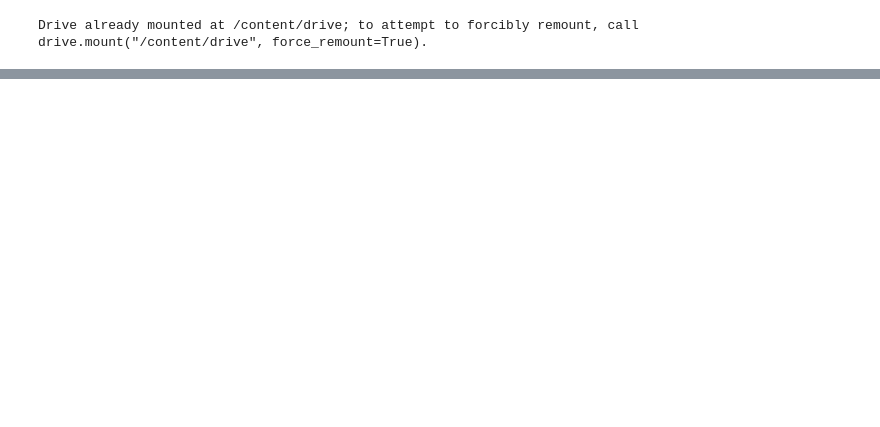
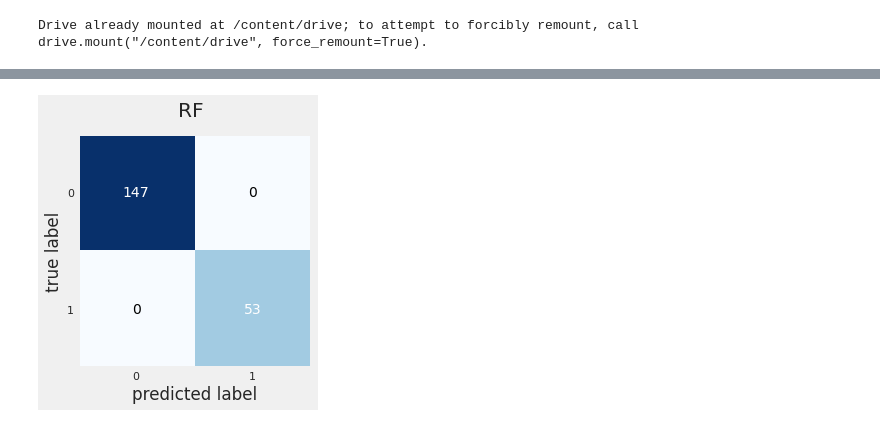
Before and after one commit to wedexyz/eeg-, a Jupyter notebook: MLVS4_8chanel.ipynb, the cells around one changed output, grey strips where cells are left out. Cells and saved outputs as stored; diff of their text form; code cells hidden in the pictures; blank space fills up the shorter version.

```diff
--- a/MLVS4_8chanel.ipynb
+++ b/MLVS4_8chanel.ipynb
@@ -349,0 +424,12 @@ plt.bar(names,values)
+# %%
+from sklearn.metrics import multilabel_confusion_matrix
+cm=multilabel_confusion_matrix(y_test, predictions3)
+
+import matplotlib.pyplot as plt
+from mlxtend.plotting import plot_confusion_matrix
+
+fig, ax = plot_confusion_matrix(conf_mat=cm[0])
+plt.title('RF ' )
+plt.show()
+# %% [output]
+[figure, added]
```
Also changed, not shown: parts of 16 cells of this notebook.
